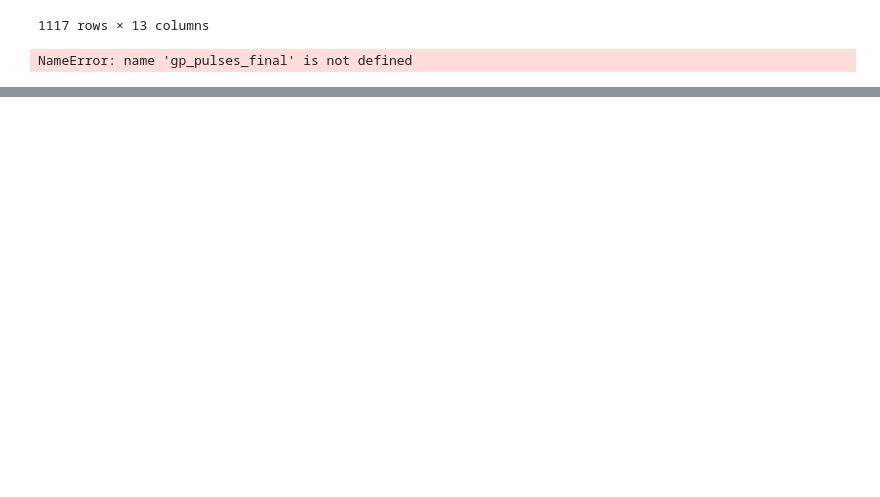
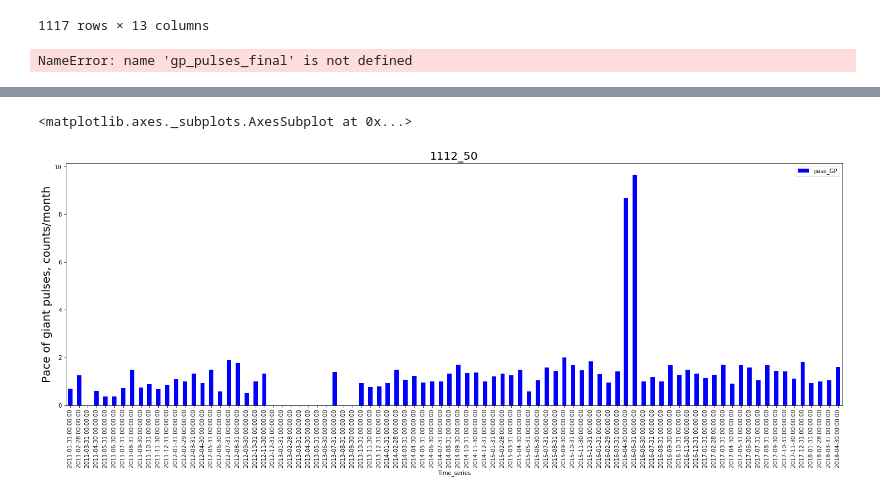
Before and after one commit to KazAndr/SWTraject, a Jupyter notebook: analyze_tab.ipynb, the cells around one changed output, grey strips where cells are left out. Saved outputs shown, nothing was run; the diff lists cells and outputs as text; code cells hidden in the pictures; blank space fills up the shorter version.

```diff
--- a/analyze_tab.ipynb
+++ b/analyze_tab.ipynb
@@ -952,0 +961,13 @@ NameError: name 'gp_pulses_final' is not defined
+# %%
+gp_table = pd.read_table(file_gp, sep='\t')
+session = pd.read_table(obs_file, sep='\t')
+# %%
+gp_table['Time_series'] = pd.to_datetime(gp_table['Date'], format='%d.%m.%Y', errors='ignore')
+gp_table = gp_table.set_index('Time_series')
+session['Time_series'] = pd.to_datetime(session['Date'], format='%d.%m.%Y', errors='ignore')
+session = session.set_index('Time_series')
+# %%
+gp_table_m = gp_table['Count of GP, u'].resample('M').sum().to_frame()
+session_m = session['Session'].resample('M').sum().to_frame()
+result_pulsar = gp_table_m.join(session_m, how='outer')
+result_pulsar.head()
@@ -952,0 +982,13 @@ NameError: name 'gp_pulses_final' is not defined
+# %%
+result_pulsar['pase_GP']  = np.divide(result_pulsar['Count of GP, u'], result_pulsar['Session'])
+# %%
+plt.close()
+ax = result_pulsar.reset_index().plot.bar(x='Time_series', y='pase_GP', figsize=(25, 8), color='b')
+ax.set_title(name_pulsar, fontsize = 20.0)
+ax.set_ylabel('Pace of giant pulses, counts/month', fontsize = 20.0)
+#path_ax = ('C:\\astrophysics\\' + pulsar_name + '_pace_of_gp' + '.png')
+#plt.savefig(path_ax, format = 'png', dpi = 300, bbox_inches='tight')
+ax
+# %% [output]
+<matplotlib.axes._subplots.AxesSubplot at 0x...>
+[figure, added]
```
Also changed, not shown: parts of 5 cells of this notebook, 1 other file.
